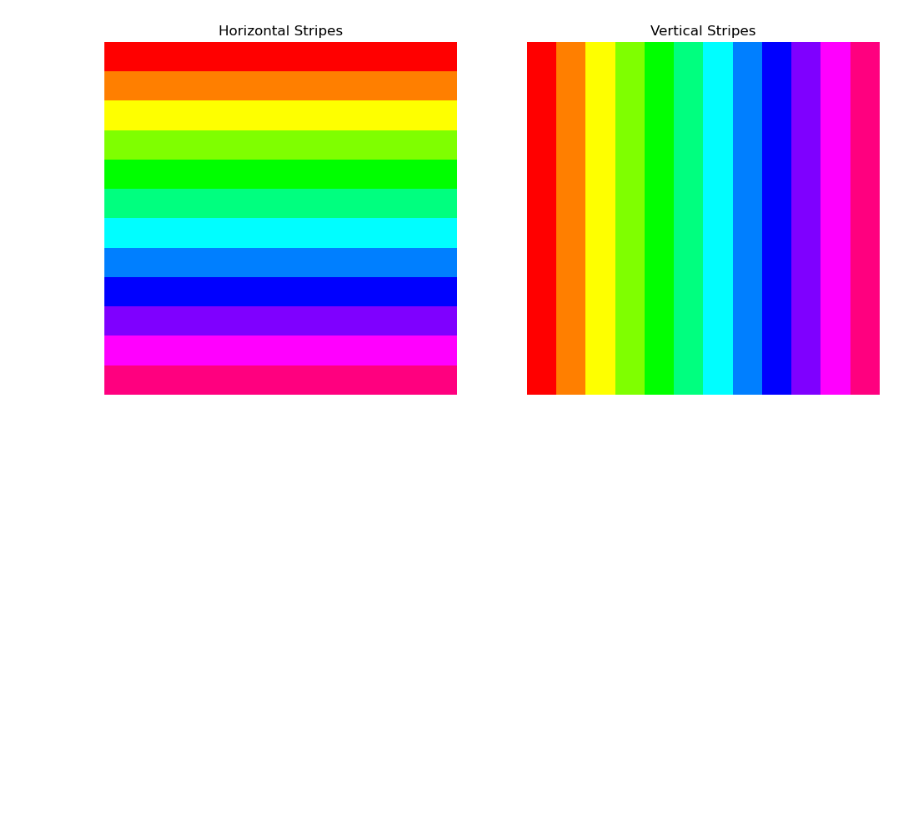
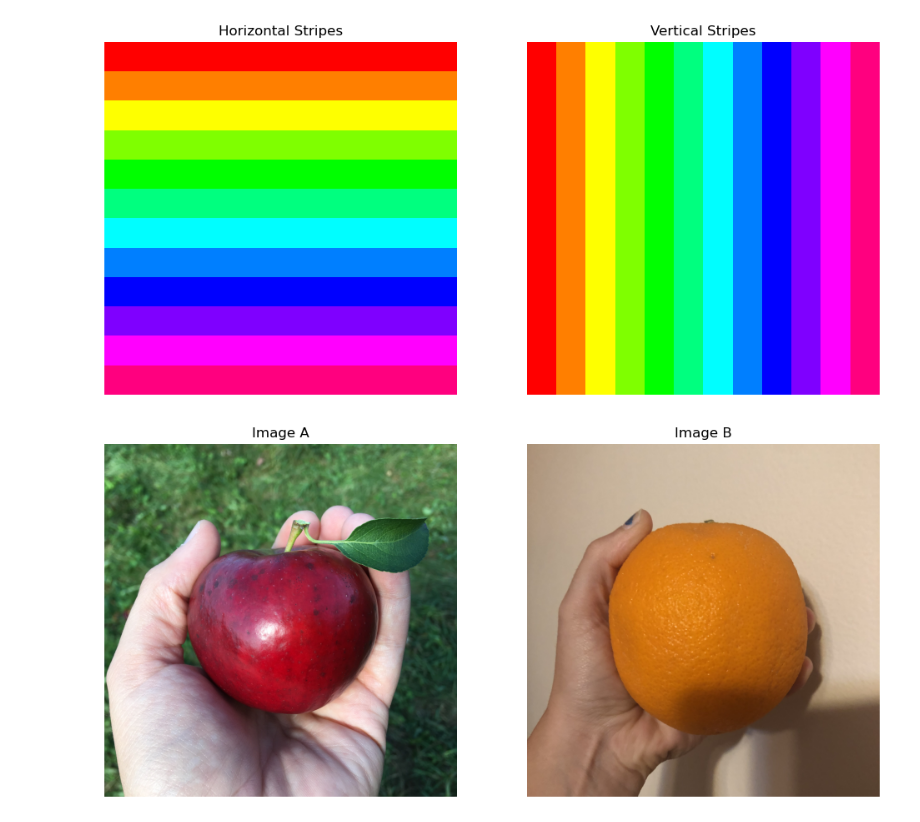
Before and after one commit to rgbprocessing/Blend-Mode-Compendium, a Jupyter notebook: Blend Mode Compendium.ipynb, the cells around one changed output. Saved outputs shown, nothing was run; the diff lists cells and outputs as text; code cells hidden in the pictures; blank space fills up the shorter version.

```diff
--- a/Blend Mode Compendium.ipynb
+++ b/Blend Mode Compendium.ipynb
@@ -4,14 +5,21 @@ from generate_images import generate_rainbow_colors, generate_striped_images
 # %%
-### Generate Test Images ###
+### Generate & Upload Test Images ###
 
 # Define the number of colors and image size
 num_colors = 12  # Number of stripes/colors in the rainbow
 image_size = 1 * num_colors  # Size of the image (height and width)
 
 # Generate the striped images
 image_horizontal_stripes, image_vertical_stripes = generate_striped_images(num_colors, image_size)
 
+# Load the test images
+image_A, image_B = load_and_crop_to_square('imageA.jpg', 'imageB.jpg')
+
 # Plot the generated images
 plot_2_images(image_horizontal_stripes, image_vertical_stripes, "Horizontal Stripes", "Vertical Stripes")
+
+# Plot the test images
+plot_2_images(image_A, image_B)
 # %% [output]
 [figure]
+[figure, added]
```
Also changed, not shown: parts of 2 cells of this notebook, 5 other files.
